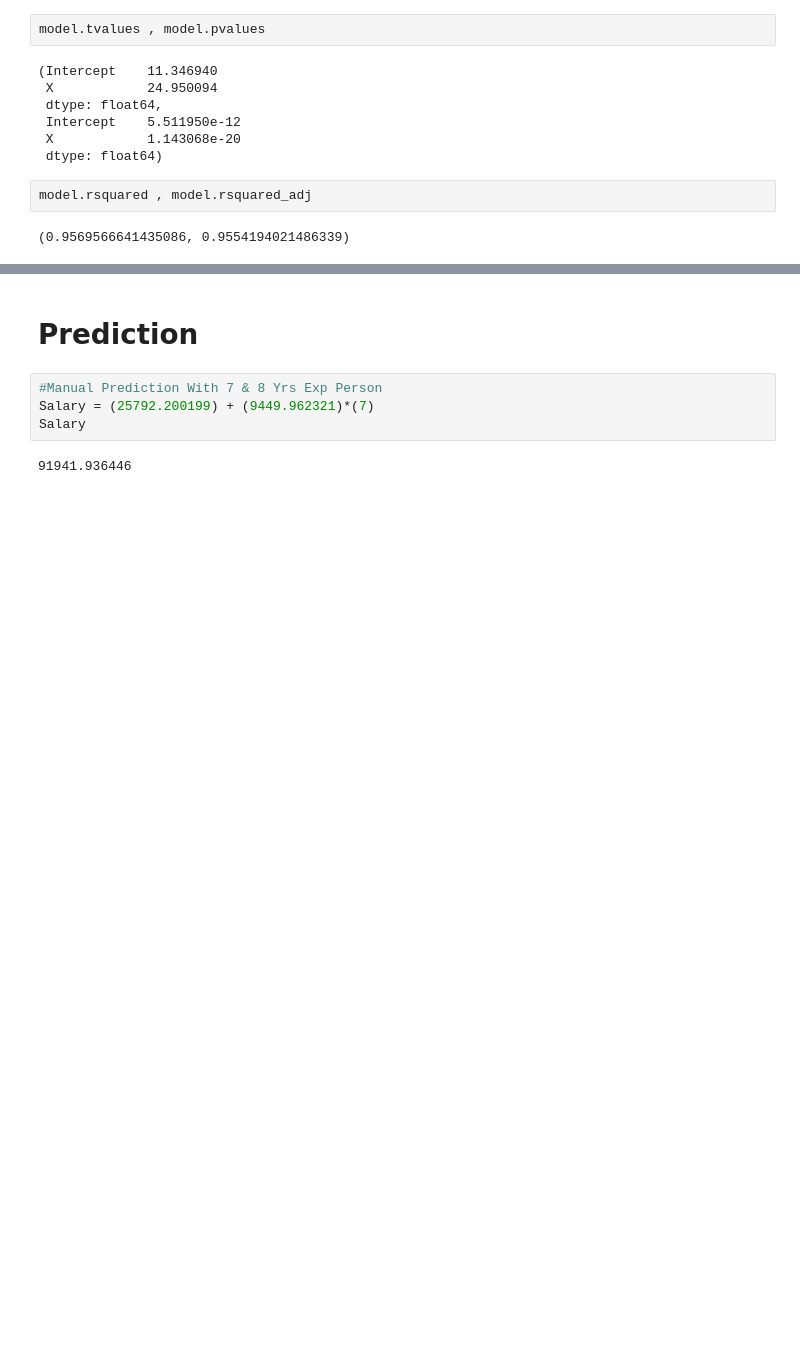
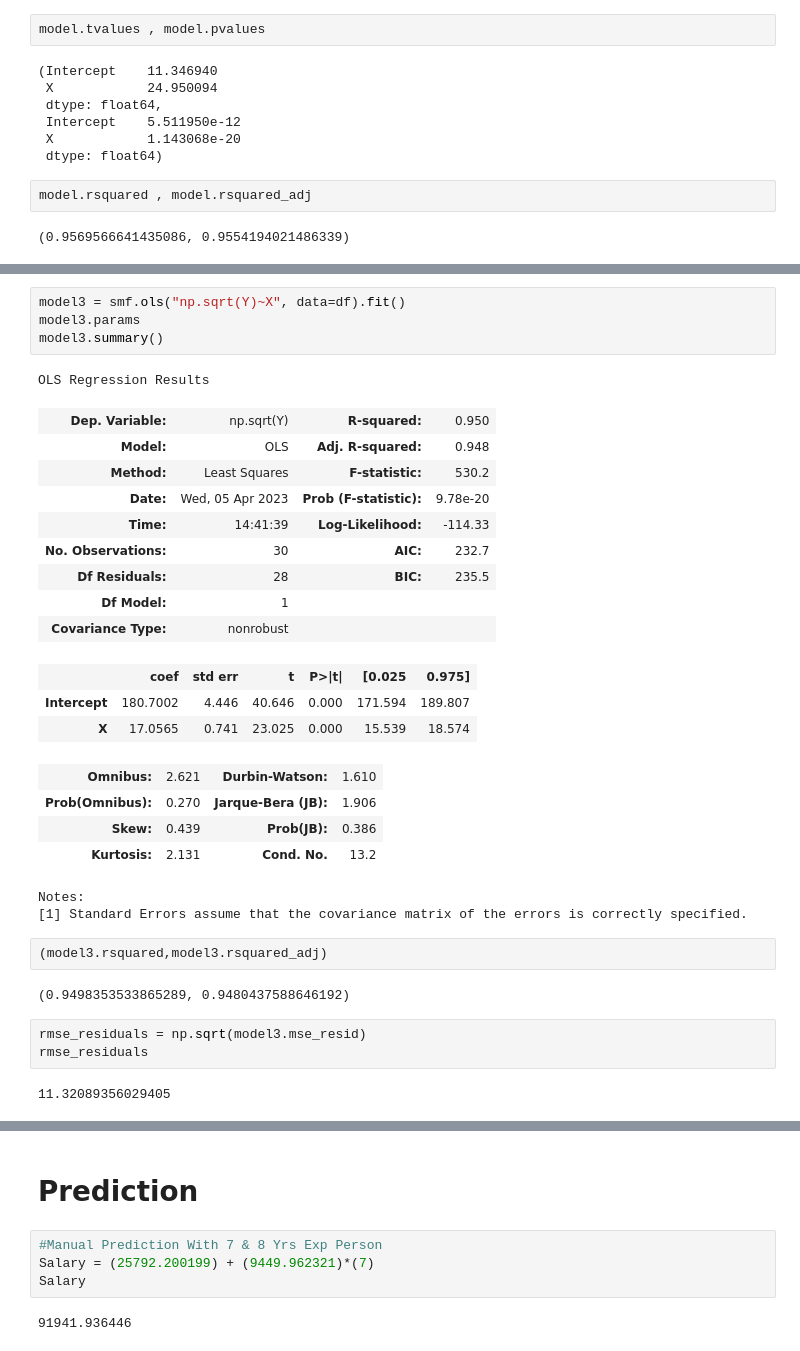
Before and after one commit to Samrat12071999/Assignments, a Jupyter notebook: SalaryHike.ipynb, the cells around one changed output, grey strips where cells are left out. Cells and saved outputs as stored; diff of their text form; blank space fills up the shorter version.

```diff
--- a/SalaryHike.ipynb
+++ b/SalaryHike.ipynb
@@ -92,0 +127,33 @@ model.rsquared , model.rsquared_adj
+# %%
+model3 = smf.ols("np.sqrt(Y)~X", data=df).fit()
+model3.params
+model3.summary()
+# %% [output]
+OLS Regression Results
+| Dep. Variable: | np.sqrt(Y) | R-squared: | 0.950 |
+| Model: | OLS | Adj. R-squared: | 0.948 |
+| Method: | Least Squares | F-statistic: | 530.2 |
+| Date: | Wed, 05 Apr 2023 | Prob (F-statistic): | 9.78e-20 |
+| Time: | 14:41:39 | Log-Likelihood: | -114.33 |
+| No. Observations: | 30 | AIC: | 232.7 |
+| Df Residuals: | 28 | BIC: | 235.5 |
+| Df Model: | 1 |  |  |
+| Covariance Type: | nonrobust |  |  |
+|  | coef | std err | t | P>|t| | [0.025 | 0.975] |
+| Intercept | 180.7002 | 4.446 | 40.646 | 0.000 | 171.594 | 189.807 |
+| X | 17.0565 | 0.741 | 23.025 | 0.000 | 15.539 | 18.574 |
+| Omnibus: | 2.621 | Durbin-Watson: | 1.610 |
+| Prob(Omnibus): | 0.270 | Jarque-Bera (JB): | 1.906 |
+| Skew: | 0.439 | Prob(JB): | 0.386 |
+| Kurtosis: | 2.131 | Cond. No. | 13.2 |
+Notes:
+[1] Standard Errors assume that the covariance matrix of the errors is correctly specified.
+# %%
+(model3.rsquared,model3.rsquared_adj)
+# %% [output]
+(0.9498353533865289, 0.9480437588646192)
+# %%
+rmse_residuals = np.sqrt(model3.mse_resid)
+rmse_residuals
+# %% [output]
+11.32089356029405
```
Also changed, not shown: parts of 5 cells of this notebook.
